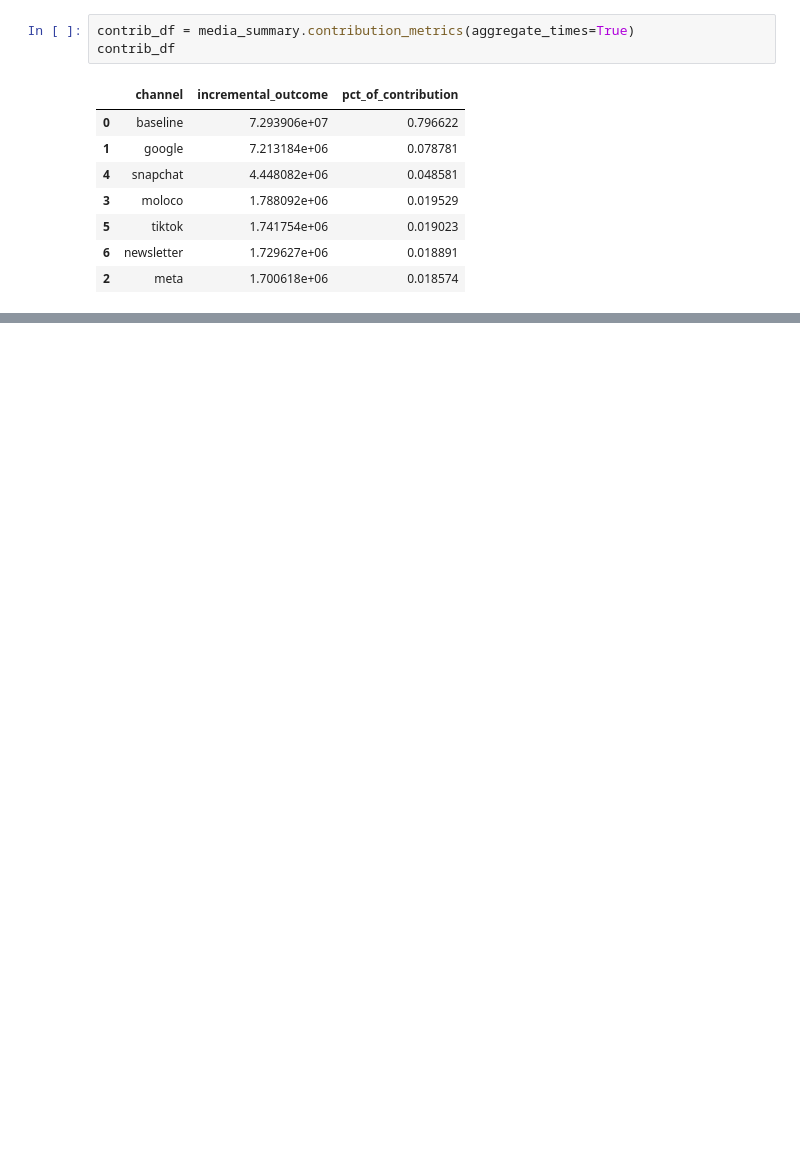
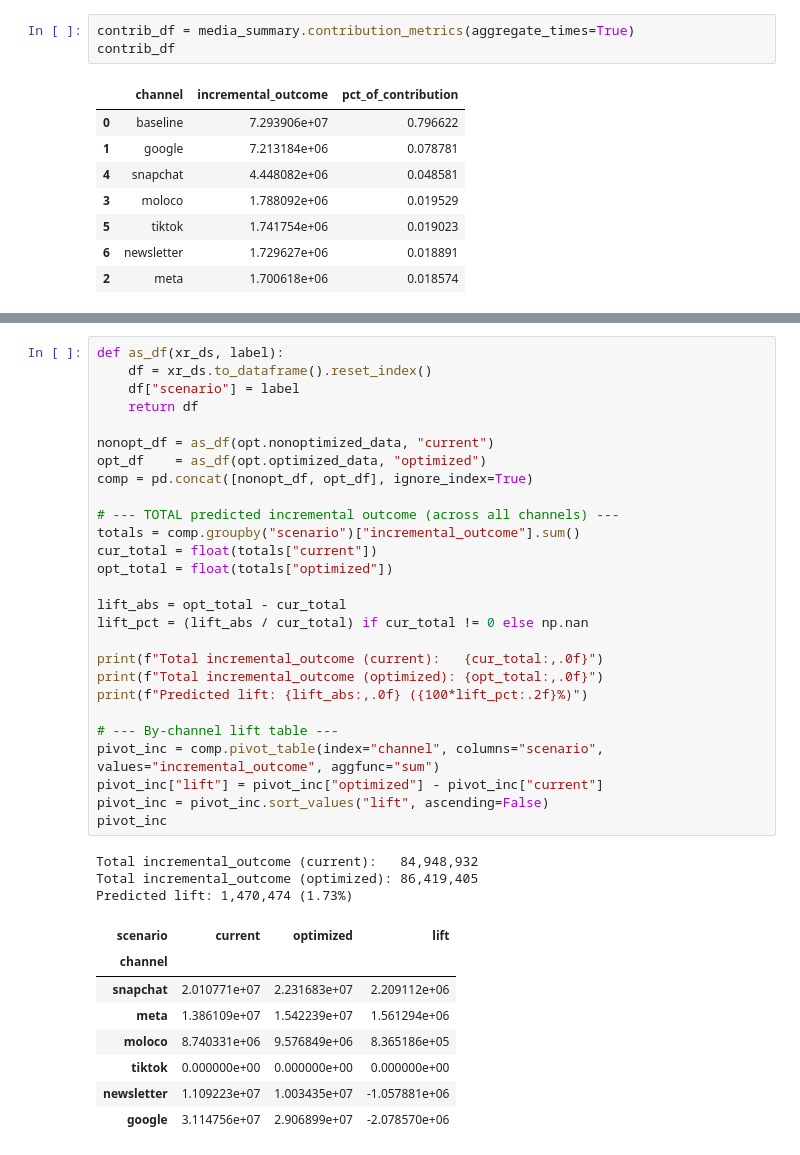
Before and after one commit to DillonMurphy04/bluealpha-takehome, a Jupyter notebook: MMM_take_home.ipynb, the cells around one changed output, grey strips where cells are left out. Drawn from its saved outputs; the diff is of its cells as text; blank space fills up the shorter version.

Commit message:
Added pdf summary and predicted lift to notebook

```diff
--- a/MMM_take_home.ipynb
+++ b/MMM_take_home.ipynb
@@ -592,0 +611,39 @@ pivot.sort_values("delta", ascending=False)
+# %%
+def as_df(xr_ds, label):
+    df = xr_ds.to_dataframe().reset_index()
+    df["scenario"] = label
+    return df
+
+nonopt_df = as_df(opt.nonoptimized_data, "current")
+opt_df    = as_df(opt.optimized_data, "optimized")
+comp = pd.concat([nonopt_df, opt_df], ignore_index=True)
+
+# --- TOTAL predicted incremental outcome (across all channels) ---
+totals = comp.groupby("scenario")["incremental_outcome"].sum()
+cur_total = float(totals["current"])
+opt_total = float(totals["optimized"])
+
+lift_abs = opt_total - cur_total
+lift_pct = (lift_abs / cur_total) if cur_total != 0 else np.nan
+
+print(f"Total incremental_outcome (current):   {cur_total:,.0f}")
+print(f"Total incremental_outcome (optimized): {opt_total:,.0f}")
+print(f"Predicted lift: {lift_abs:,.0f} ({100*lift_pct:.2f}%)")
+
+# --- By-channel lift table ---
+pivot_inc = comp.pivot_table(index="channel", columns="scenario", values="incremental_outcome", aggfunc="sum")
+pivot_inc["lift"] = pivot_inc["optimized"] - pivot_inc["current"]
+pivot_inc = pivot_inc.sort_values("lift", ascending=False)
+pivot_inc
+# %% [output]
+Total incremental_outcome (current):   84,948,932
+Total incremental_outcome (optimized): 86,419,405
+Predicted lift: 1,470,474 (1.73%)
+| scenario | current | optimized | lift |
+| channel |  |  |  |
+| snapchat | 2.010771e+07 | 2.231683e+07 | 2.209112e+06 |
+| meta | 1.386109e+07 | 1.542239e+07 | 1.561294e+06 |
+| moloco | 8.740331e+06 | 9.576849e+06 | 8.365186e+05 |
+| tiktok | 0.000000e+00 | 0.000000e+00 | 0.000000e+00 |
+| newsletter | 1.109223e+07 | 1.003435e+07 | -1.057881e+06 |
+| google | 3.114756e+07 | 2.906899e+07 | -2.078570e+06 |
```
Also changed, not shown: parts of 4 cells of this notebook, 1 other file.
